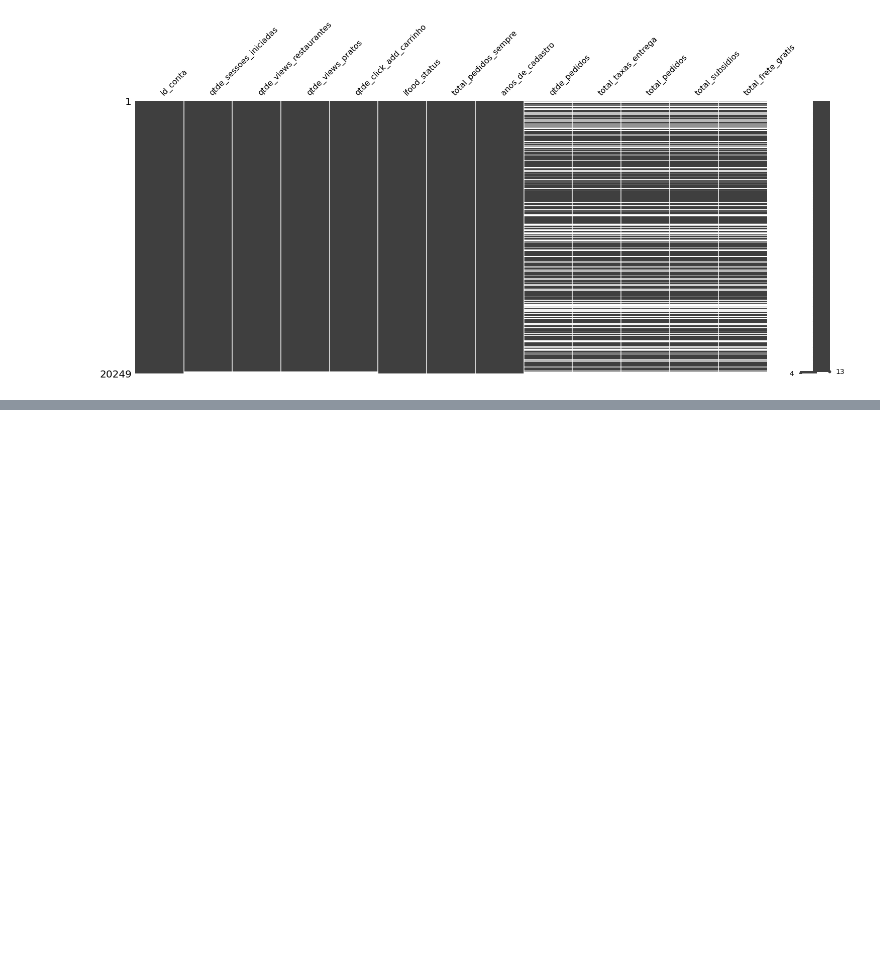
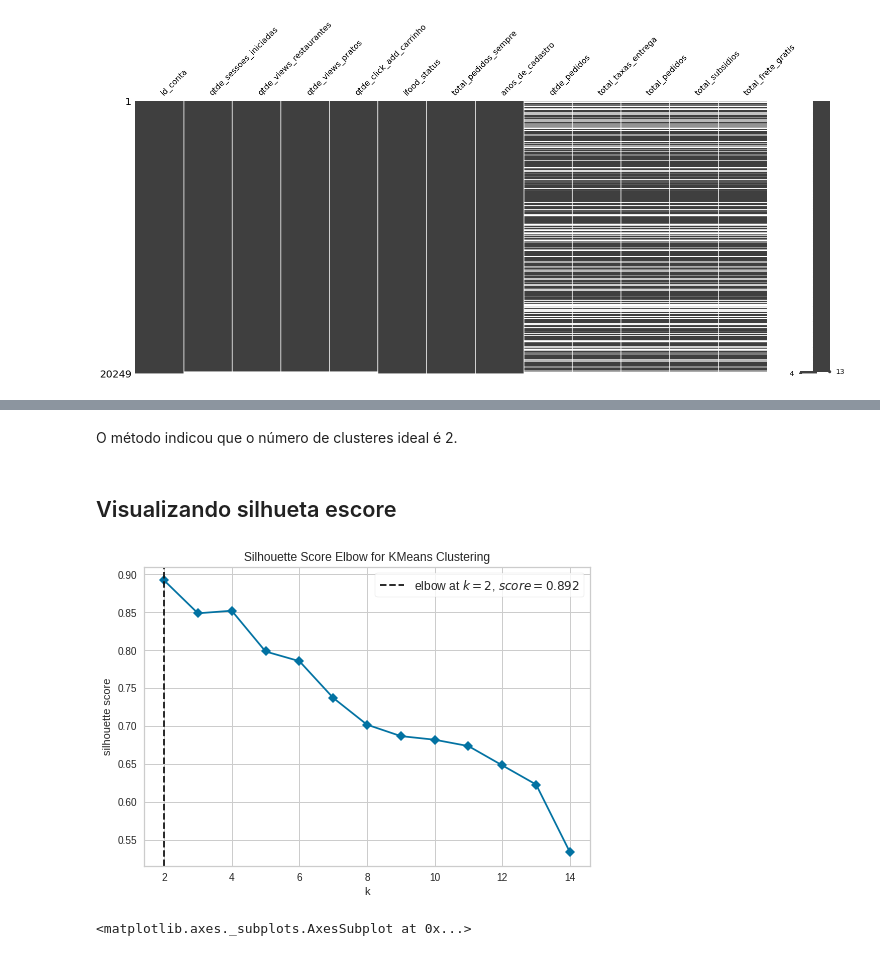
Before and after one commit to casjunior93/Desafio-Tera---Clusteriza-o, a Jupyter notebook: Desafio_Tera_e_Ifood_Clusterização.ipynb, the cells around one changed output, grey strips where cells are left out. Drawn from its saved outputs; the diff is of its cells as text; code cells hidden in the pictures; blank space fills up the shorter version.

```diff
--- a/Desafio_Tera_e_Ifood_Clusterização.ipynb
+++ b/Desafio_Tera_e_Ifood_Clusterização.ipynb
@@ -710,0 +901,16 @@ msno.matrix(df_completo)
+# %% [markdown]
+O método indicou que o número de clusteres ideal é 2.
+# %% [markdown]
+## Visualizando silhueta escore
+# %%
+from yellowbrick.cluster import KElbowVisualizer
+
+model = KMeans(random_state=123, init = 'k-means++', n_init = 10, max_iter=100)
+
+visual = KElbowVisualizer(model, k=(2,15), metric='silhouette', timings=False)
+
+visual.fit(df_normalizado)
+visual.poof()
+# %% [output]
+[figure, added]
+<matplotlib.axes._subplots.AxesSubplot at 0x...>
```
Also changed, not shown: parts of 35 cells of this notebook.
